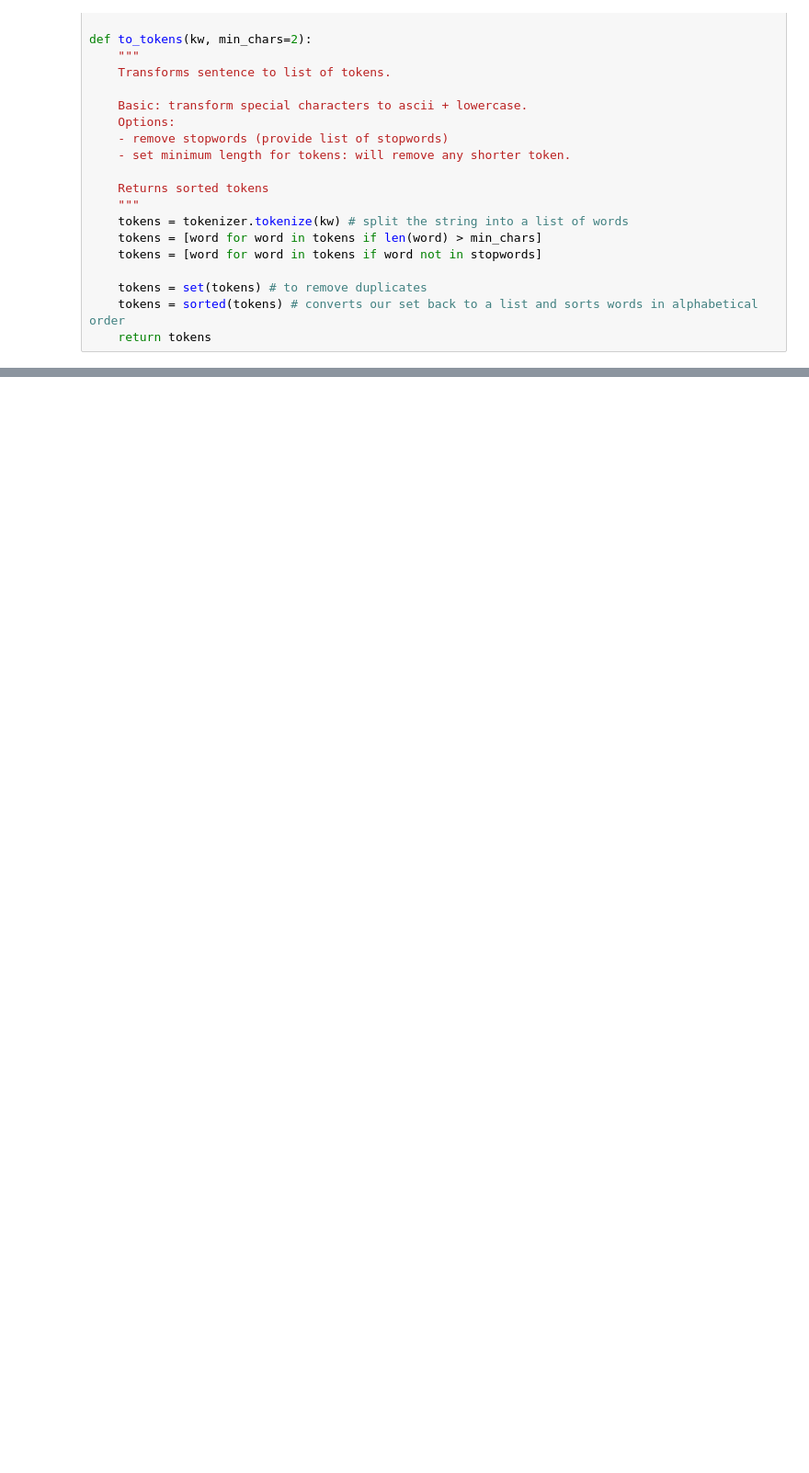
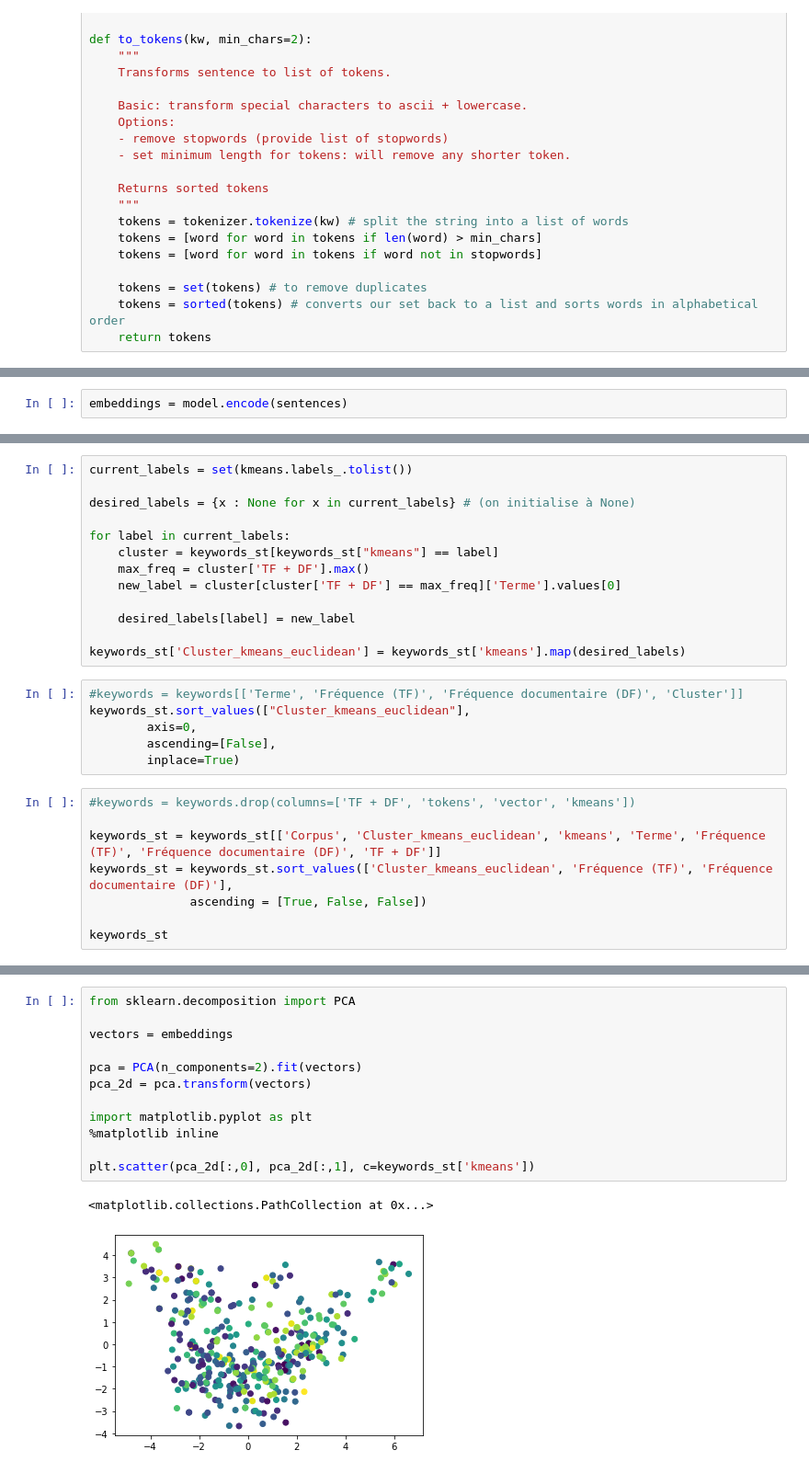
Before and after one commit to Camille-Demers/text-mining-project, a Jupyter notebook: 00-Jupyter-Notebooks/4-Keywords-clustering.ipynb, the cells around one changed output, grey strips where cells are left out. Shown at 92% size. Drawn from its saved outputs; the diff is of its cells as text; blank space fills up the shorter version.

```diff
--- a/00-Jupyter-Notebooks/4-Keywords-clustering.ipynb
+++ b/00-Jupyter-Notebooks/4-Keywords-clustering.ipynb
@@ -443,0 +223,2 @@ NameError: name 'assigned_clusters' is not defined
+# %%
+embeddings = model.encode(sentences)
@@ -443,0 +536,27 @@ NameError: name 'assigned_clusters' is not defined
+# %%
+current_labels = set(kmeans.labels_.tolist())
+
+desired_labels = {x : None for x in current_labels} # (on initialise à None)
+
+for label in current_labels:
+    cluster = keywords_st[keywords_st["kmeans"] == label]
+    max_freq = cluster['TF + DF'].max()
+    new_label = cluster[cluster['TF + DF'] == max_freq]['Terme'].values[0]
+
+    desired_labels[label] = new_label
+
+keywords_st['Cluster_kmeans_euclidean'] = keywords_st['kmeans'].map(desired_labels)
+# %%
+#keywords = keywords[['Terme', 'Fréquence (TF)', 'Fréquence documentaire (DF)', 'Cluster']]
+keywords_st.sort_values(["Cluster_kmeans_euclidean"],
+        axis=0,
+        ascending=[False],
+        inplace=True)
+# %%
+#keywords = keywords.drop(columns=['TF + DF', 'tokens', 'vector', 'kmeans'])
+
+keywords_st = keywords_st[['Corpus', 'Cluster_kmeans_euclidean', 'kmeans', 'Terme', 'Fréquence (TF)', 'Fréquence documentaire (DF)', 'TF + DF']]
+keywords_st = keywords_st.sort_values(['Cluster_kmeans_euclidean', 'Fréquence (TF)', 'Fréquence documentaire (DF)'],
+              ascending = [True, False, False])
+
+keywords_st
@@ -443,0 +601,15 @@ NameError: name 'assigned_clusters' is not defined
+# %%
+from sklearn.decomposition import PCA
+
+vectors = embeddings
+
+pca = PCA(n_components=2).fit(vectors)
+pca_2d = pca.transform(vectors)
+
+import matplotlib.pyplot as plt
+%matplotlib inline
+
+plt.scatter(pca_2d[:,0], pca_2d[:,1], c=keywords_st['kmeans'])
+# %% [output]
+<matplotlib.collections.PathCollection at 0x...>
+[figure, added]
```
Also changed, not shown: parts of 105 cells of this notebook.
